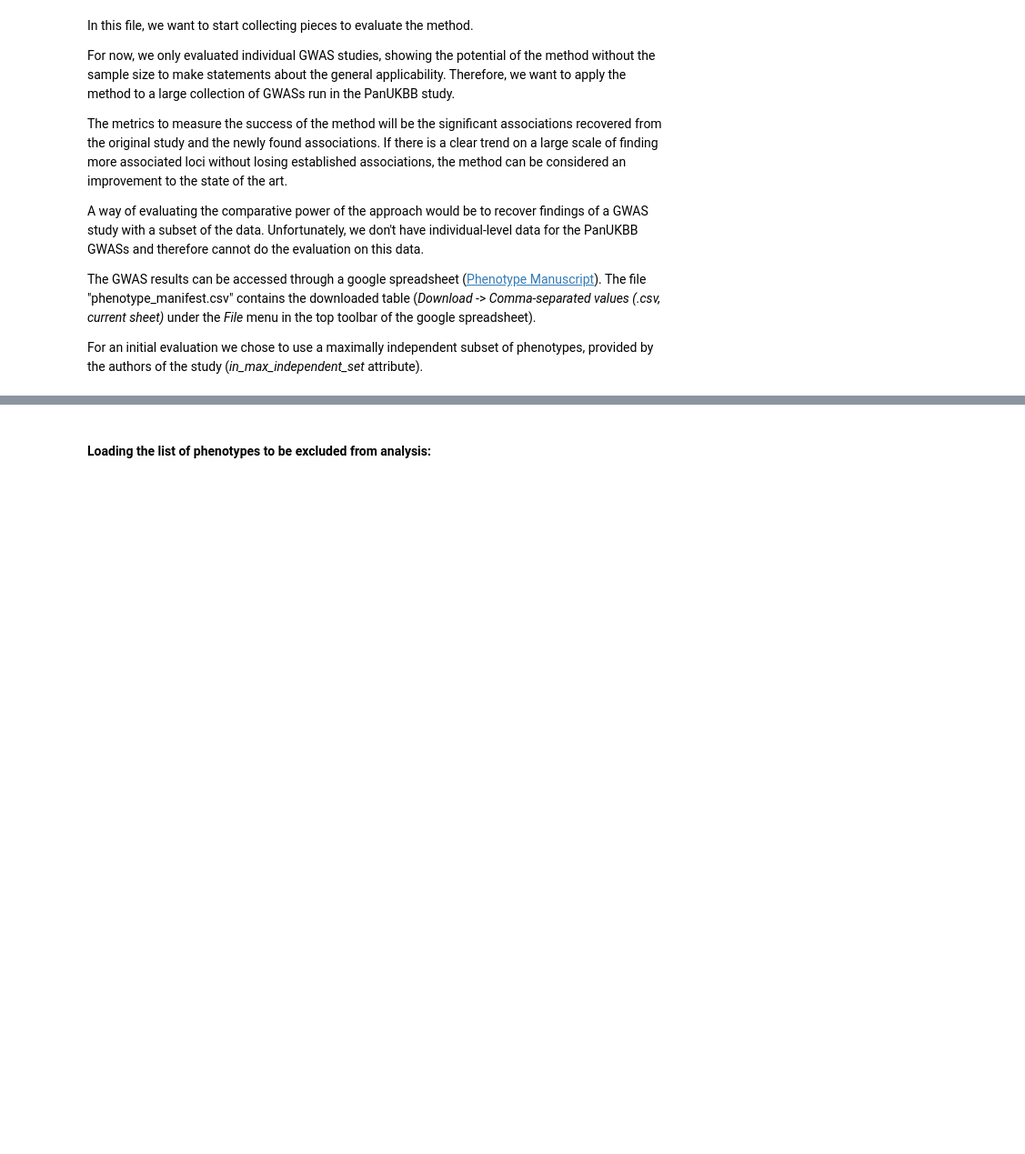
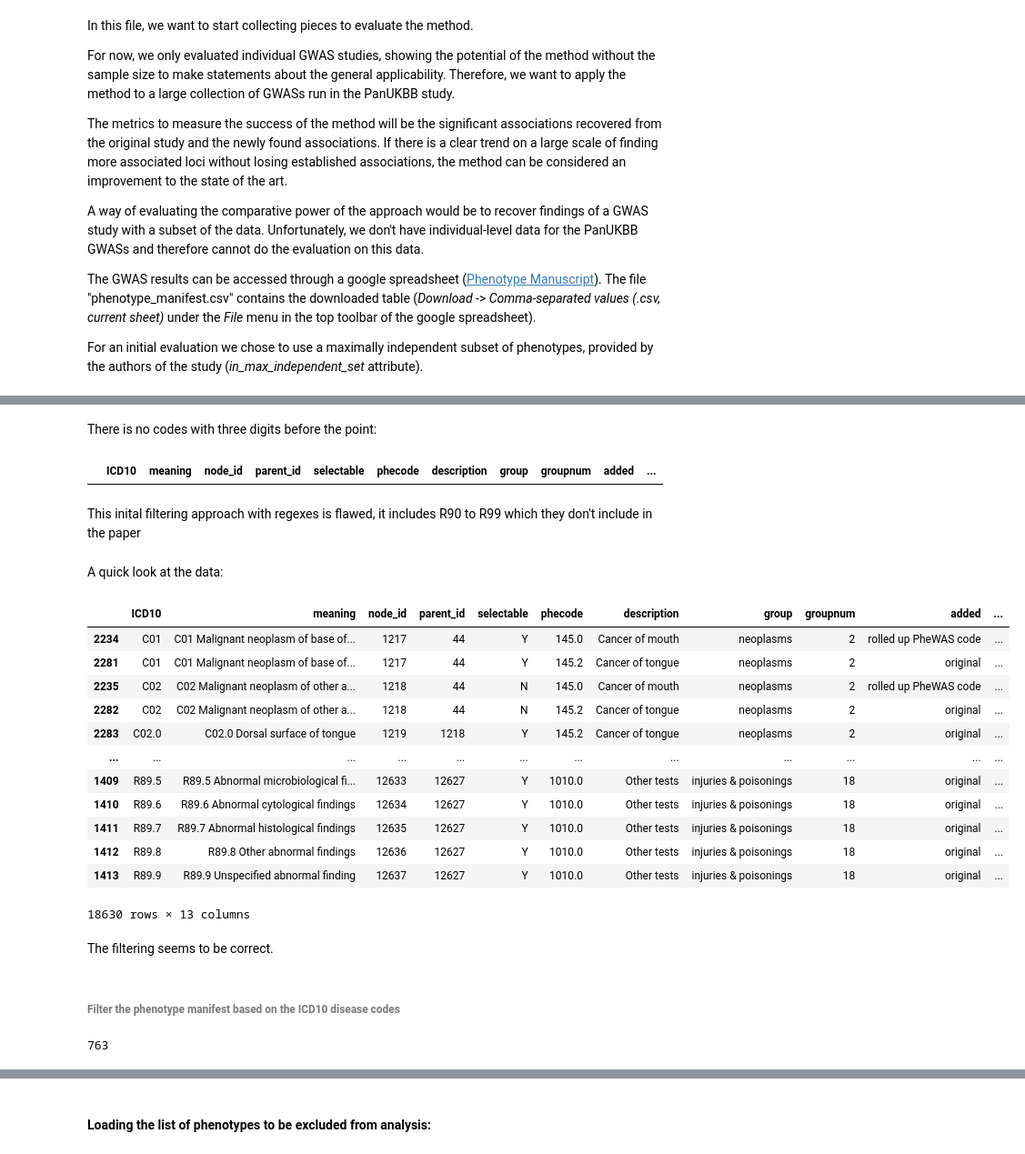
Before and after one commit to BoevaLab/GWAS-power, a Jupyter notebook: main-evaluation.ipynb, the cells around one changed output, grey strips where cells are left out. Shown: that part at 91% size. Drawn from its saved outputs; the diff is of its cells as text; code cells hidden in the pictures; blank space fills up the shorter version.

```diff
--- a/main-evaluation.ipynb
+++ b/main-evaluation.ipynb
@@ -52,0 +149,2 @@ phenotype_manifest = pd.read_csv("phenotype_manifest.csv", usecols=[
+# %%
+icd_diseases = pd.read_csv('UKB_PHENOME_ICD10_PHECODE_MAP_20200109.txt', sep='\t')
@@ -52,0 +160,8 @@ phenotype_manifest = pd.read_csv("phenotype_manifest.csv", usecols=[
+# %% [markdown]
+There is no codes with three digits before the point:
+# %%
+icd_diseases[icd_diseases['ICD10'].str.match(r'^[A-Z]\d{3}$')].head()
+# %% [output]
+|  | ICD10 | meaning | node_id | parent_id | selectable | phecode | description | group | groupnum | added | ... |
+# %% [markdown]
+This inital filtering approach with regexes is flawed, it includes R90 to R99 which they don't include in the paper
@@ -52,0 +170,24 @@ phenotype_manifest = pd.read_csv("phenotype_manifest.csv", usecols=[
+# %%
+icd_diseases = icd_diseases[(icd_diseases['ICD10'] >= 'C01') & (icd_diseases['ICD10'] <= 'R90')]
+# %% [markdown]
+A quick look at the data:
+# %%
+icd_diseases.sort_values('ICD10')
+# %% [output]
+|  | ICD10 | meaning | node_id | parent_id | selectable | phecode | description | group | groupnum | added | ... |
+| 2234 | C01 | C01 Malignant neoplasm of base of... | 1217 | 44 | Y | 145.0 | Cancer of mouth | neoplasms | 2 | rolled up PheWAS code | ... |
+| 2281 | C01 | C01 Malignant neoplasm of base of... | 1217 | 44 | Y | 145.2 | Cancer of tongue | neoplasms | 2 | original | ... |
+| 2235 | C02 | C02 Malignant neoplasm of other a... | 1218 | 44 | N | 145.0 | Cancer of mouth | neoplasms | 2 | rolled up PheWAS code | ... |
+| 2282 | C02 | C02 Malignant neoplasm of other a... | 1218 | 44 | N | 145.2 | Cancer of tongue | neoplasms | 2 | original | ... |
+| 2283 | C02.0 | C02.0 Dorsal surface of tongue | 1219 | 1218 | Y | 145.2 | Cancer of tongue | neoplasms | 2 | original | ... |
+| ... | ... | ... | ... | ... | ... | ... | ... | ... | ... | ... | ... |
+| 1409 | R89.5 | R89.5 Abnormal microbiological fi... | 12633 | 12627 | Y | 1010.0 | Other tests | injuries & poisonings | 18 | original | ... |
+| 1410 | R89.6 | R89.6 Abnormal cytological findings | 12634 | 12627 | Y | 1010.0 | Other tests | injuries & poisonings | 18 | original | ... |
+| 1411 | R89.7 | R89.7 Abnormal histological findings | 12635 | 12627 | Y | 1010.0 | Other tests | injuries & poisonings | 18 | original | ... |
+| 1412 | R89.8 | R89.8 Other abnormal findings | 12636 | 12627 | Y | 1010.0 | Other tests | injuries & poisonings | 18 | original | ... |
+| 1413 | R89.9 | R89.9 Unspecified abnormal finding | 12637 | 12627 | Y | 1010.0 | Other tests | injuries & poisonings | 18 | original | ... |
+18630 rows × 13 columns
+# %% [markdown]
+The filtering seems to be correct.
+# %% [markdown]
+###### Filter the phenotype manifest based on the ICD10 disease codes
@@ -52,0 +198,4 @@ phenotype_manifest = pd.read_csv("phenotype_manifest.csv", usecols=[
+# %%
+len(phenotype_manifest[icd_filter])
+# %% [output]
+763
```
Also changed, not shown: parts of 74 cells of this notebook, 7 other files.
